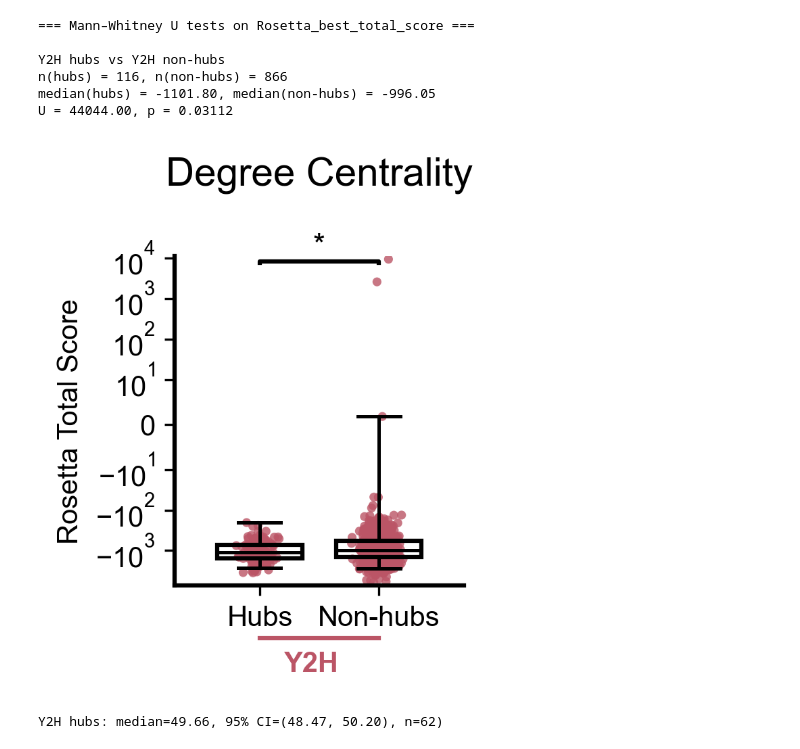
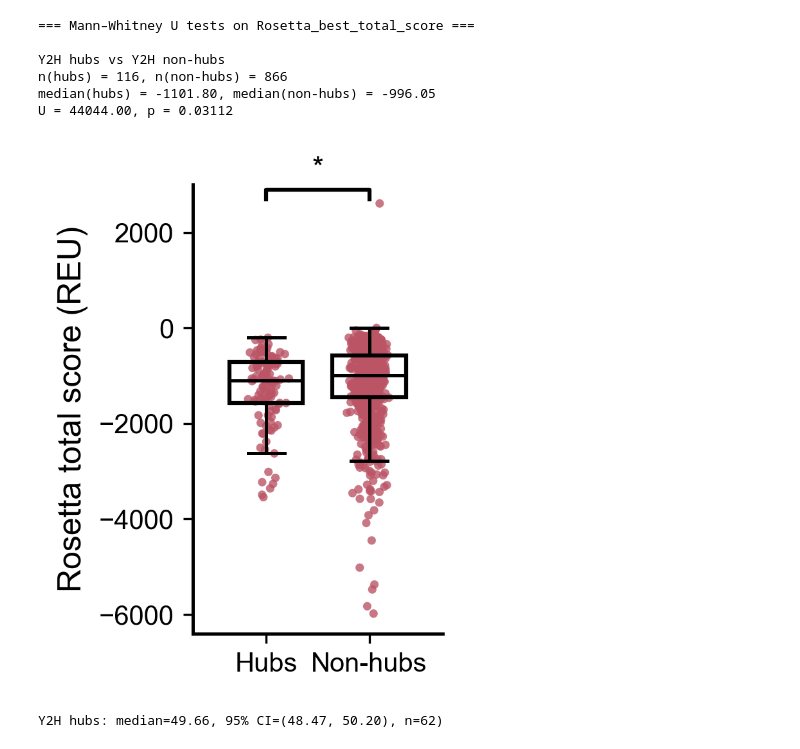
Before and after one commit to NCEMS/energetic-origins-of-PPI-connectivity, a Jupyter notebook: analysis-notebooks/from-muskan/Supp-3-figure-v2.ipynb.ipynb, the cells around one changed output. Drawn from its saved outputs; the diff is of its cells as text; code cells hidden in the pictures.

```diff
--- a/analysis-notebooks/from-muskan/Supp-3-figure-v2.ipynb.ipynb
+++ b/analysis-notebooks/from-muskan/Supp-3-figure-v2.ipynb.ipynb
@@ -32,7 +32,7 @@ plt.rcParams.update({
 # load the datasets with node centrality information and get nodes in both
 #ms_nodes = pd.read_pickle(f"{DATA_PATH2}20251023-s288c-annotated-PPI-net.pkl")
 #y2h_nodes = pd.read_csv(f"{DATA_PATH3}Y2H-s288c-step18.csv")
-nodes = pd.read_pickle(f"{DATA_PATH2}20251023-s288c-annotated-PPI-net.pkl")
+nodes = pd.read_pickle(f"{DATA_PATH2}20251209-s288c-annotated-PPI-net.pkl")
 
 #y2h_nodes = y2h_nodes.merge(abundance_df, on="node", how="left")
 
@@ -567,7 +499,7 @@ U = 44044.00, p = 0.03112
 # %%
 # Plot annotations
 def add_bracket_with_text(ax, x1, x2, y, text):
-    y_top = y * 1.1
+    y_top = y + 200
     ax.plot(
         [x1, x1, x2, x2],
         [y,  y_top, y_top, y],
@@ -625,65 +557,54 @@ for element in ["whiskers", "caps", "medians"]:
         line.set_color("black")
         line.set_linewidth(1.2)
         line.set_zorder(3)
 
 # --- Axes styling ---
 #ax.set_yscale("log")
 #ax.set_ylim(1, 1e7)
 
-ax.set_ylabel("Rosetta Total Score")
-ax.set_title("Degree Centrality")
-
-# === SYMLOG SCALE LIKE IN CODE 2 ===
-ax.set_yscale('symlog', linthresh=10)  # linear between -10 and +10
-
-# Nice scientific ticks like in Rosetta plots
-ax.set_yticks([-10000, -1000, -100, -10, 0, 10, 100, 1000, 10000])
-ax.yaxis.set_major_formatter(ticker.LogFormatterSciNotation())
-
-# Optional: minor ticks for better look (cleaner)
-#ax.xaxis.set_minor_locator(ticker.NullLocator())
-#ax.yaxis.set_minor_locator(ticker.LogLocator(subs='auto'))
+ax.set_ylabel("Rosetta total score (REU)", fontsize=12)
 
 ax.spines["top"].set_visible(False)
 ax.spines["right"].set_visible(False)
-ax.spines["left"].set_linewidth(1.5)
-ax.spines["bottom"].set_linewidth(1.5)
+ax.spines["left"].set_linewidth(1.2)
+ax.spines["bottom"].set_linewidth(1.2)
 
 # Set clean y-limits: from 0 down to a bit below the lowest value
 y_min = min(y2h_hub_vals.min(), y2h_nothub_vals.min())
 y_max = max(y2h_hub_vals.max(), y2h_nothub_vals.max())
-ax.set_ylim(y_min * 1.2, y_max * 1.2)
+ax.set_ylim(-6400, 3000)
 
 # Place significance bracket at a fixed, nice height just above 0
-bracket_y = y_max * 0.8  # you can adjust: -1, -3, -5 depending on taste
+bracket_y = 2700  # you can adjust: -1, -3, -5 depending on taste
 add_bracket_with_text(ax, positions[0], positions[1], bracket_y, "*")
+
 
 # === Horizontal lines + labels under the groups ===
 # Use x-axis transform so these sit below the x-axis, not in data (log) space
 trans = ax.get_xaxis_transform()  # x in data coords, y in axis fraction (0–1)
 
 # Y2H under boxes 3–4
-ax.plot(
-    [1.0, 1.7], [-0.16, -0.16],
-    transform=trans,
-    clip_on=False,
-    color=Y2H_COLOR,
-    lw=1.5,
-)
-ax.text(
-    1.3, -0.20, "Y2H",
-    transform=trans,
-    ha="center",
-    va="top",
-    fontsize=10,
-    fontweight="bold",
-    color=Y2H_COLOR,
-)
+#ax.plot(
+#    [1.0, 1.7], [-0.16, -0.16],
+#    transform=trans,
+#    clip_on=False,
+#    color=Y2H_COLOR,
+#    lw=1.5,
+#)
+#ax.text(
+#    1.3, -0.20, "Y2H",
+#    transform=trans,
+#    ha="center",
+#    va="top",
+#    fontsize=10,
+#    fontweight="bold",
+#    color=Y2H_COLOR,
+#)
 
 plt.xticks(fontsize=10)
 plt.tight_layout()
 plt.savefig(f"{OUT_PATH}supp3-3.svg")
 plt.show()
 # %% [output]
-[figure, old version]
+[figure, new version]
 # %%
```
Also changed, not shown: parts of 14 cells of this notebook, 27 other files.
